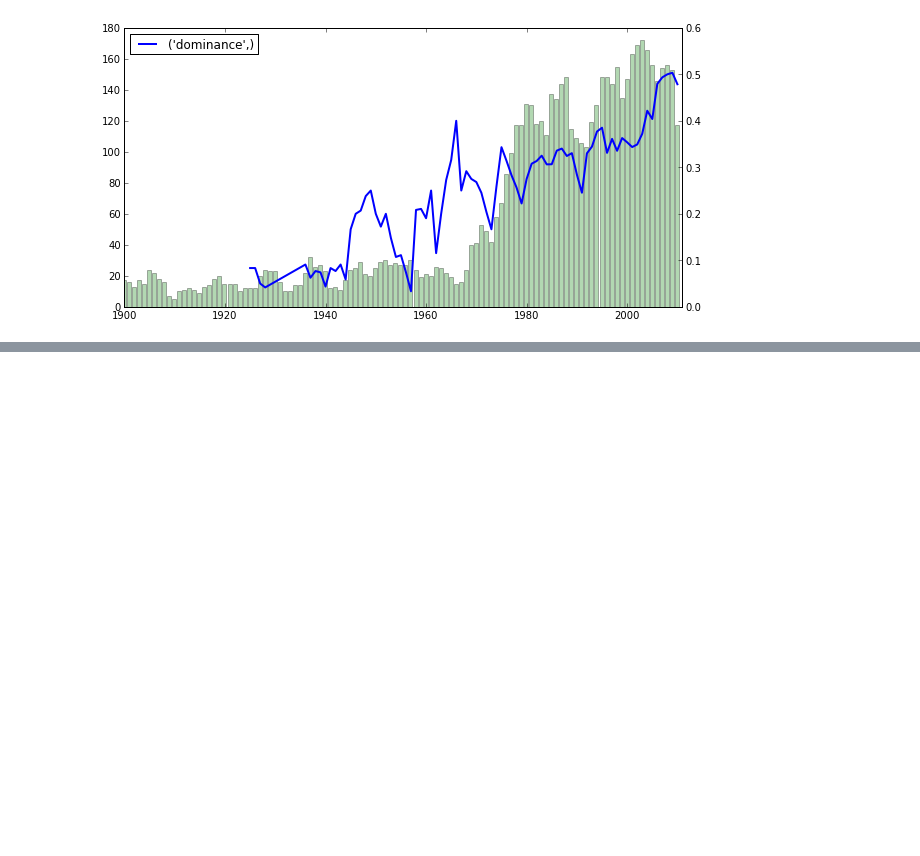
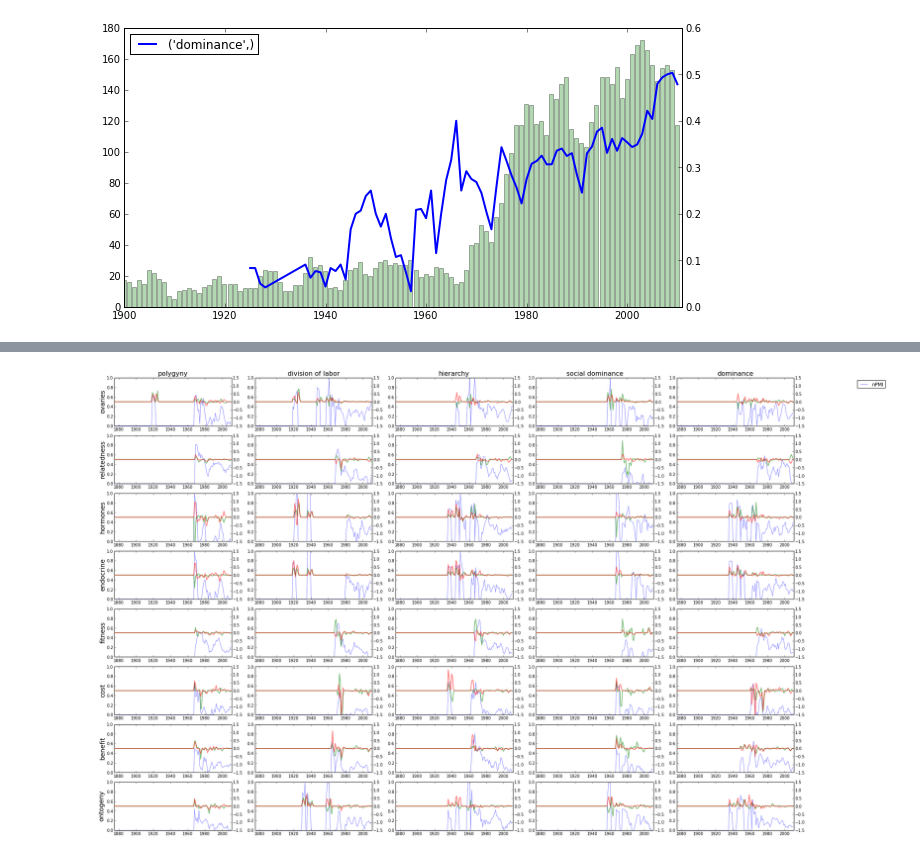
Before and after one commit to erickpeirson/Social-Dominance-in-Polistes, a Jupyter notebook: 20140419 - Guido co-occurrence.ipynb, the cells around one changed output, grey strips where cells are left out. Cells and saved outputs as stored; diff of their text form; code cells hidden in the pictures; blank space fills up the shorter version.

```diff
--- a/20140419 - Guido co-occurrence.ipynb
+++ b/20140419 - Guido co-occurrence.ipynb
@@ -242,0 +332,46 @@ for i in xrange(N_s):
+# %%
+fig = plt.figure(figsize=(30,20))
+
+for q in xrange(N_x):
+    a = explanantes[q][0]
+    for w in xrange(N_s):
+        b = explananda[w][0]
+        s = w + 1 + (N_s*q)
+        ax = plt.subplot(N_x, N_s, s)
+
+        A = np.array( [ tf[a][i] for i in xrange(1872,2011) ] )
+        B = np.array( [ tf[b][i] for i in xrange(1872,2011) ] )
+
+        d_nPMI = []
+        d_p_x = []
+        d_p_y = []
+        for t in xrange(3,T):
+            last = np.mean(nPMI[q,w,t-3:t-1])
+            d_nPMI.append( ( nPMI[q,w,t] - last ) / np.mean(nPMI[q,w,:]) )
+            d_p_x.append(   A[t] - np.mean(A[t-3:t-1] ) )#/ max(A[t-1], np.mean(A)))
+            d_p_y.append(   B[t] - np.mean(B[t-3:t-1] ) )#/ max(B[t-1], np.mean(B)))
+
+        ax.plot(xrange(1875,2011), nPMI[q,w,3:], alpha=0.5, label='nPMI')
+        ax.set_xlim(1875, 2011)
+        ax.set_ylim(0, 1)
+
+        ax2 = ax.twinx()
+
+        ax2.plot(xrange(1875,2011), np.array(d_nPMI) * np.array(d_p_x), label='dnPMI*f/N Explanans', lw=2, alpha=0.5, color='g')
+        ax2.plot(xrange(1875,2011), np.array(d_nPMI) * np.array(d_p_y), label='dnPMI*f/N Explanandum', lw=2,alpha=0.5, color='r')
+        ax2.set_ylim(-1.5, 1.5)
+        ax2.set_xlim(1875, 2011)
+
+        if q == 0:
+            plt.title(b, fontdict={'size':'16'})
+
+        if w == 0:
+            ax.set_ylabel(a, fontdict={'size':'16'})
+
+        if q == 0 and w == N_s - 1:
+            ax.legend(bbox_to_anchor=(1.8,1))
+            ax2.legend(bbox_to_anchor=(1.8,1))
+
+plt.show()
+# %% [output]
+[figure, added]
```
Also changed, not shown: parts of 14 cells of this notebook, 4 other files.
